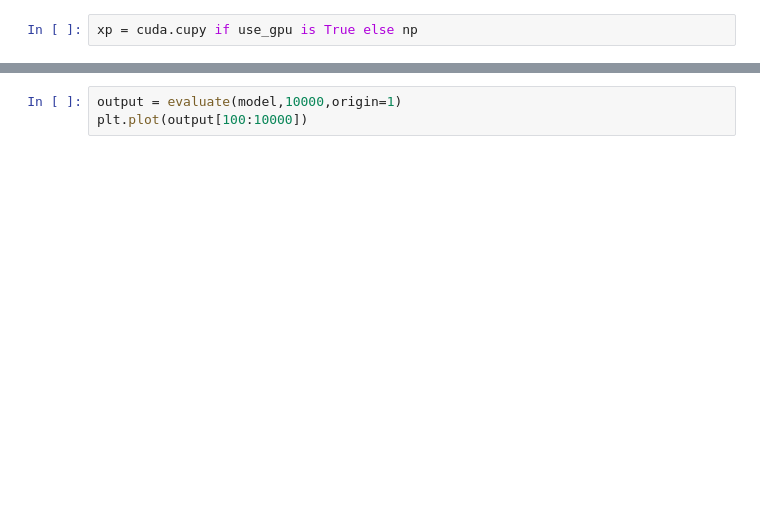
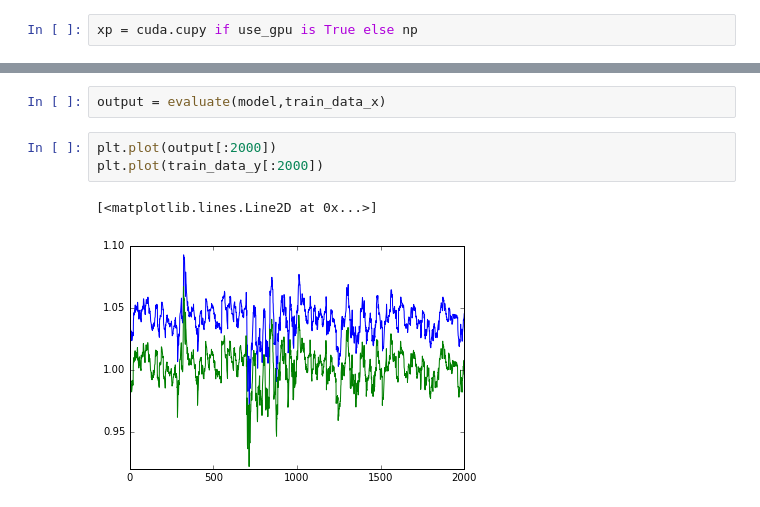
Before and after one commit to haretaro/ichiyo, a Jupyter notebook: net/train.ipynb, the cells around one changed output, grey strips where cells are left out. Drawn from its saved outputs; the diff is of its cells as text; blank space fills up the shorter version.

```diff
--- a/net/train.ipynb
+++ b/net/train.ipynb
@@ -98,3 +103,8 @@ plt.plot(loss[10:])
-# %%
-output = evaluate(model,10000,origin=1)
-plt.plot(output[100:10000])
+# %%
+output = evaluate(model,train_data_x)
+# %%
+plt.plot(output[:2000])
+plt.plot(train_data_y[:2000])
+# %% [output]
+[<matplotlib.lines.Line2D at 0x...>]
+[figure, added]
```
Also changed, not shown: parts of 7 cells of this notebook, 2 other files.
